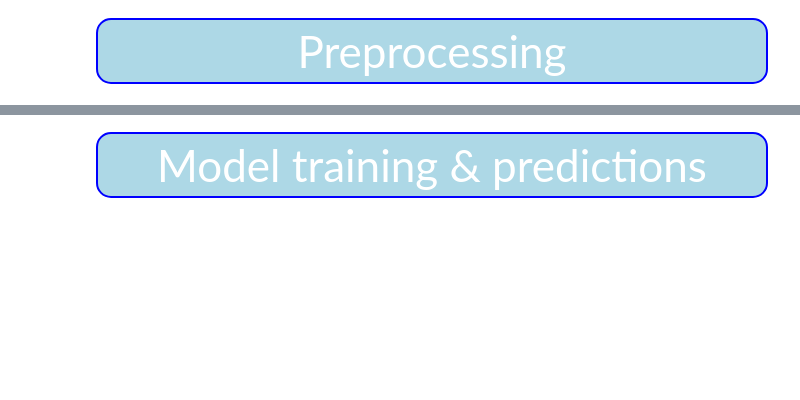
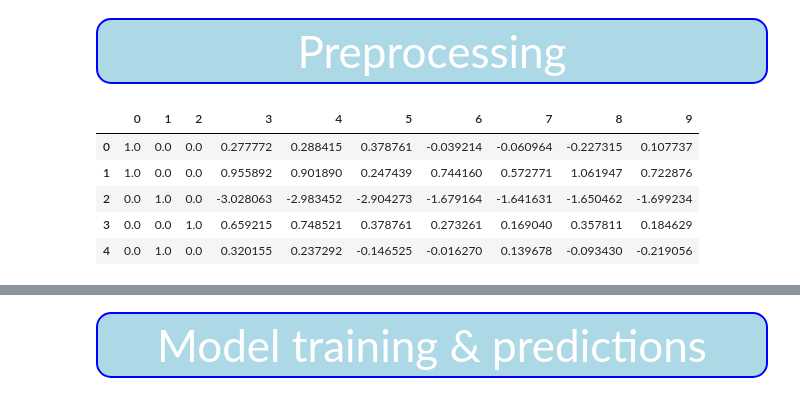
Before and after one commit to masayuki038/kaggle-regression-with-abalone-dataset, a Jupyter notebook: kaggle-regression-with-abalone-dataset.ipynb, the cells around one changed output, grey strips where cells are left out. Saved outputs shown, nothing was run; the diff lists cells and outputs as text; code cells hidden in the pictures; blank space fills up the shorter version.

```diff
--- a/kaggle-regression-with-abalone-dataset.ipynb
+++ b/kaggle-regression-with-abalone-dataset.ipynb
@@ -188,6 +238,15 @@ preprocess.fit(pd.concat([X_train, X_test]))
 
 X_train = pd.DataFrame(preprocess.transform(X_train))
 X_test = pd.DataFrame(preprocess.transform(X_test))
+# %%
+X_train.head()
+# %% [output]
+|  | 0 | 1 | 2 | 3 | 4 | 5 | 6 | 7 | 8 | 9 |
+| 0 | 1.0 | 0.0 | 0.0 | 0.277772 | 0.288415 | 0.378761 | -0.039214 | -0.060964 | -0.227315 | 0.107737 |
+| 1 | 1.0 | 0.0 | 0.0 | 0.955892 | 0.901890 | 0.247439 | 0.744160 | 0.572771 | 1.061947 | 0.722876 |
+| 2 | 0.0 | 1.0 | 0.0 | -3.028063 | -2.983452 | -2.904273 | -1.679164 | -1.641631 | -1.650462 | -1.699234 |
+| 3 | 0.0 | 0.0 | 1.0 | 0.659215 | 0.748521 | 0.378761 | 0.273261 | 0.169040 | 0.357811 | 0.184629 |
+| 4 | 0.0 | 1.0 | 0.0 | 0.320155 | 0.237292 | -0.146525 | -0.016270 | 0.139678 | -0.093430 | -0.219056 |
 # %%
 cat_one_hot_cols = np.array(['Sex_F', 'Sex_I', 'Sex_M'])
 
```
Also changed, not shown: parts of 13 cells of this notebook, 1 other file.
